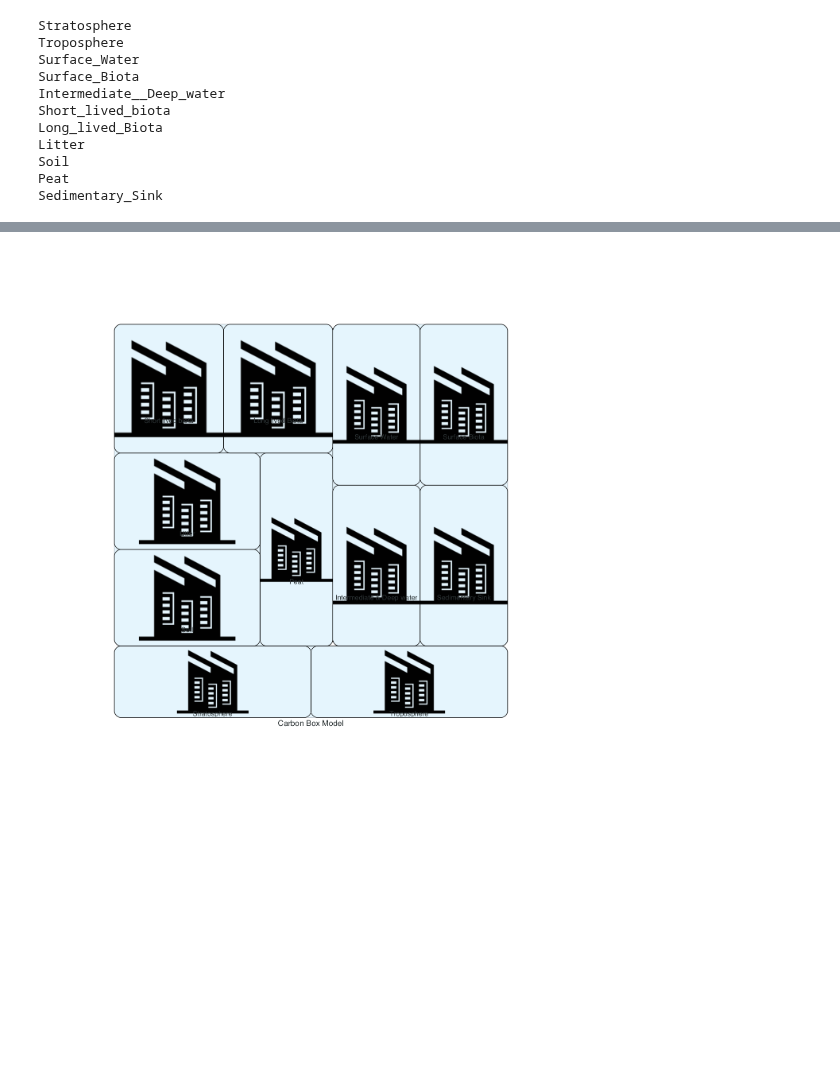
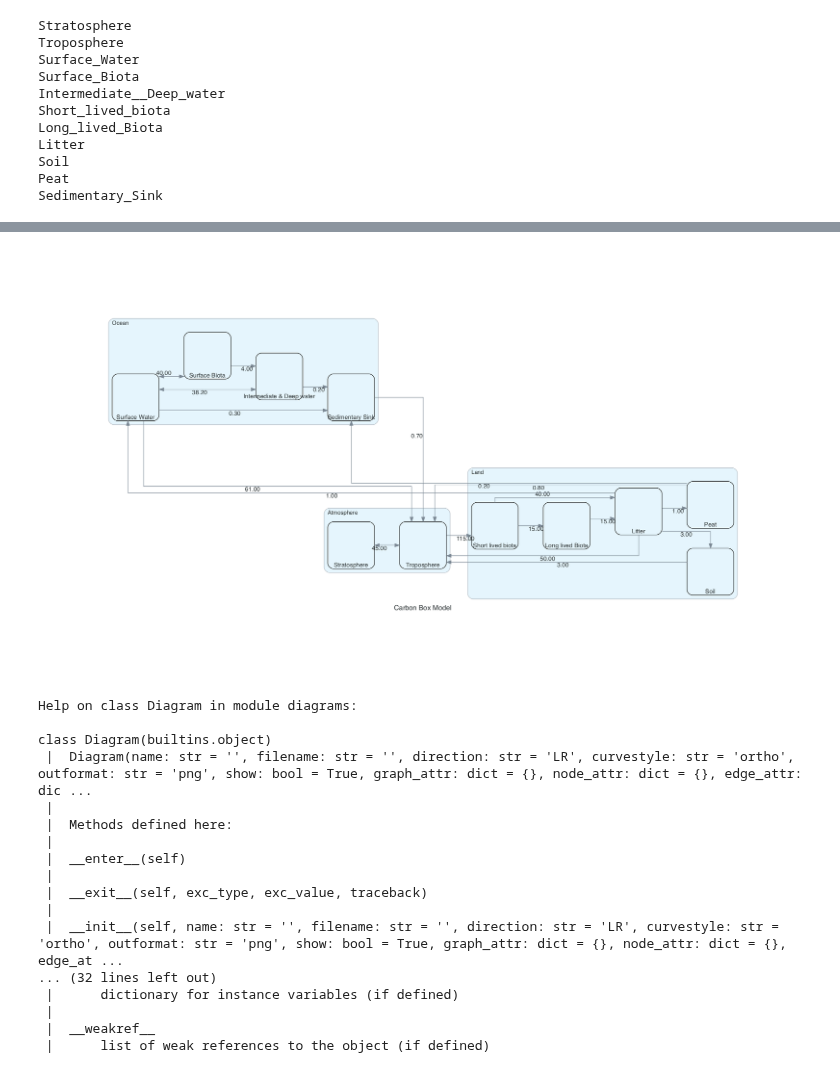
Before and after one commit to SharmaLlama/ticktack, a Jupyter notebook: notebooks/diagrams.ipynb, the cells around one changed output, grey strips where cells are left out. Saved outputs shown, nothing was run; the diff lists cells and outputs as text; code cells hidden in the pictures; blank space fills up the shorter version.

```diff
--- a/notebooks/diagrams.ipynb
+++ b/notebooks/diagrams.ipynb
@@ -43,17 +43,21 @@ graph_attr = {
 #     "splines": "spline"
     }
 
-with Diagram("Carbon Box Model",graph_attr=graph_attr,node_attr={'area':'50','scale':"0.1"},edge_attr={'minlen':'25'}) as diag:
+node_attr = {'area':'2',
+             'scale':"0.1"}
+edge_attr = {'minlen':'2'}
+
+with Diagram("Carbon Box Model",graph_attr=graph_attr,node_attr=node_attr,edge_attr=edge_attr) as diag:
 
     with Cluster('Ocean'):
         for name in ocean:
-            exec('%s = Datacenter(name)' % fix(name))
+            exec('%s = Node(name)' % fix(name))
     with Cluster('Atmosphere'):
         for name in atmosphere:
-            exec('%s = Datacenter(name)' % fix(name))
+            exec('%s = Node(name)' % fix(name))
     with Cluster('Land'):
         for name in land:
-            exec('%s = Datacenter(name)' % fix(name))
+            exec('%s = Node(name)' % fix(name))
 
     for edge in cbm.get_edges_objects():
         e1, e2 = (edge.get_source()._name), (edge.get_destination()._name)
@@ -66,23 +70,28 @@ Warning: node '4579871fefe247fbafce074dc54dc599', graph 'Carbon Box Model' size
 # %%
 graph_attr = {
-    "layout":"patchwork",
-    "area":"25",
-    "imagescale":"0.1"
-#     "concentrate":"true",
+    "layout":"dot",
+    'newrank':'true',
+#     "area":"25",
+#     "imagescale":"0.1"
+    "concentrate":"true",
 #     "splines": "spline"
     }
 
-with Diagram("Carbon Box Model",graph_attr=graph_attr,node_attr={'area':'50','scale':"0.1"},edge_attr={'minlen':'25'}) as diag:
+node_attr = {'area':'2',
+             'scale':"0.1"}
+edge_attr = {}
+
+with Diagram("Carbon Box Model",graph_attr=graph_attr,node_attr=node_attr,edge_attr=edge_attr) as diag:
 
     with Cluster('Ocean'):
         for name in ocean:
-            exec('%s = Datacenter(name)' % fix(name))
+            exec('%s = Node(name)' % fix(name))
     with Cluster('Atmosphere'):
         for name in atmosphere:
-            exec('%s = Datacenter(name)' % fix(name))
+            exec('%s = Node(name)' % fix(name))
     with Cluster('Land'):
         for name in land:
-            exec('%s = Datacenter(name)' % fix(name))
+            exec('%s = Node(name)' % fix(name))
 
     for edge in cbm.get_edges_objects():
         e1, e2 = (edge.get_source()._name), (edge.get_destination()._name)
@@ -94 +108,21 @@ Warning: node '684560e71d794f4799c300d47ce56aaa', graph 'Carbon Box Model' size
-[figure, old version]
+[figure, new version]
+# %%
+help(Diagram)
+# %% [output]
+Help on class Diagram in module diagrams:
+
+class Diagram(builtins.object)
+ |  Diagram(name: str = '', filename: str = '', direction: str = 'LR', curvestyle: str = 'ortho', outformat: str = 'png', show: bool = True, graph_attr: dict = {}, node_attr: dict = {}, edge_attr: dic ...
+ |
+ |  Methods defined here:
+ |
+ |  __enter__(self)
+ |
+ |  __exit__(self, exc_type, exc_value, traceback)
+ |
+ |  __init__(self, name: str = '', filename: str = '', direction: str = 'LR', curvestyle: str = 'ortho', outformat: str = 'png', show: bool = True, graph_attr: dict = {}, node_attr: dict = {}, edge_at ...
+... (32 lines left out)
+ |      dictionary for instance variables (if defined)
+ |
+ |  __weakref__
+ |      list of weak references to the object (if defined)
```
Also changed, not shown: parts of 3 cells of this notebook.
